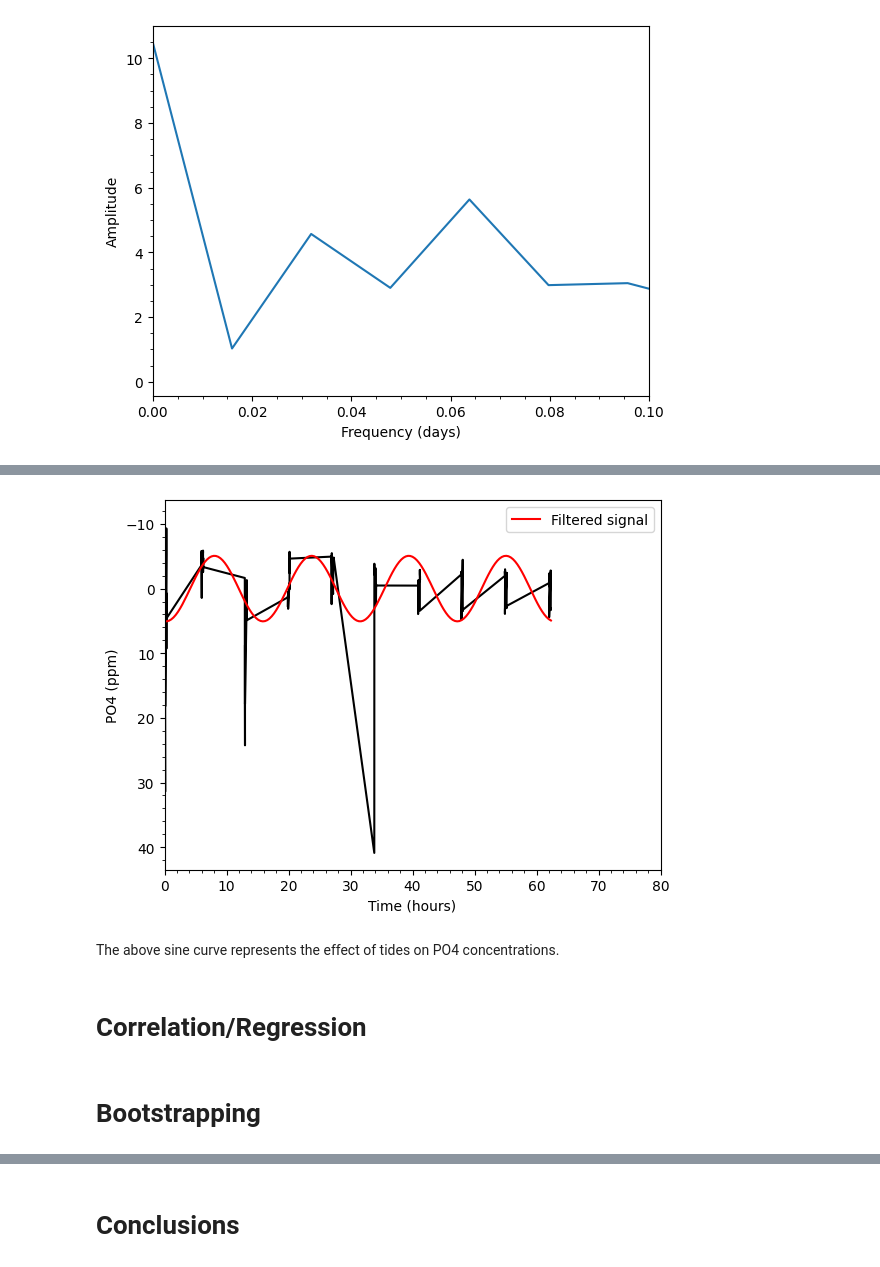
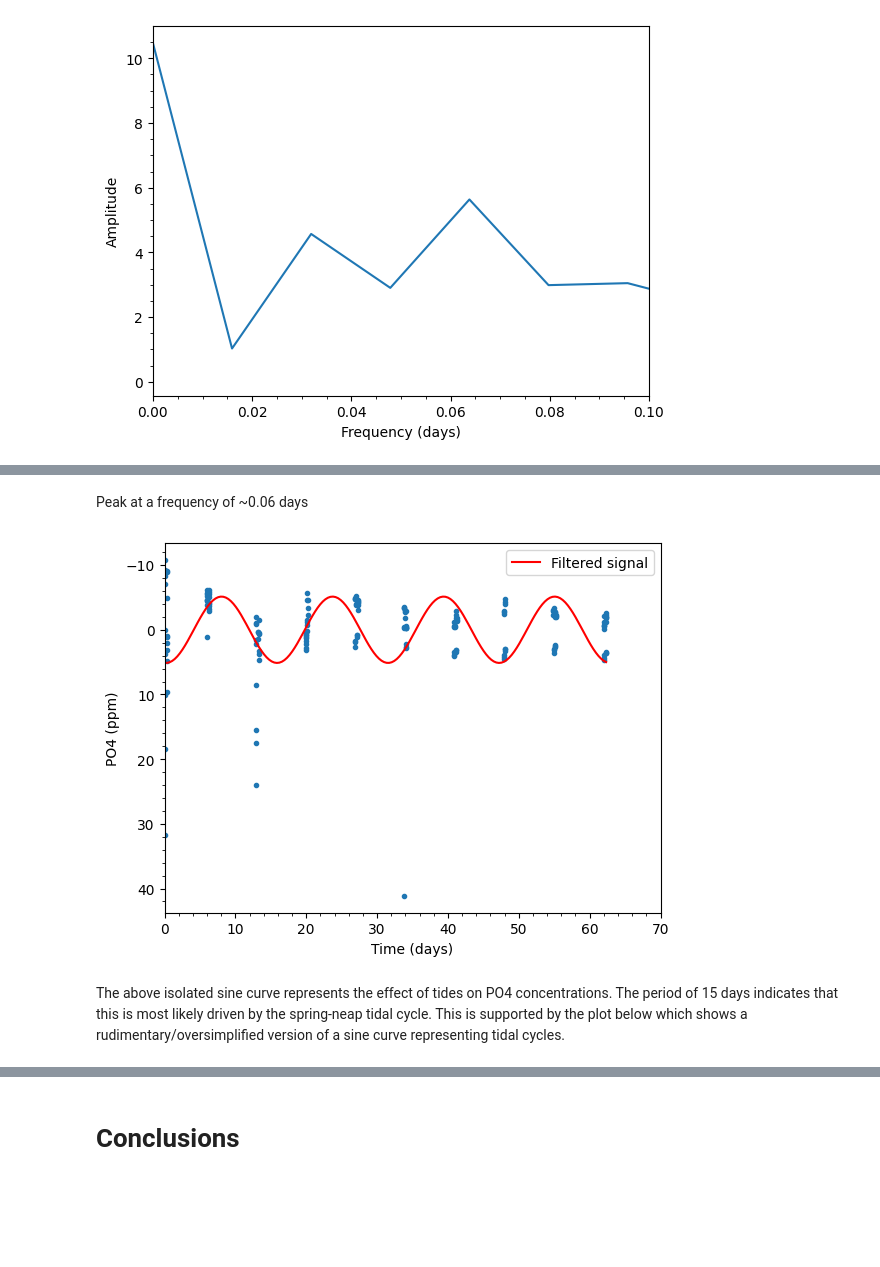
Before and after one commit to georginadd/EMSC2010_major_project, a Jupyter notebook: EMSC2010_Major_Assignment_u7925896.ipynb, the cells around one changed output, grey strips where cells are left out. Saved outputs shown, nothing was run; the diff lists cells and outputs as text; code cells hidden in the pictures; blank space fills up the shorter version.

```diff
--- a/EMSC2010_Major_Assignment_u7925896.ipynb
+++ b/EMSC2010_Major_Assignment_u7925896.ipynb
@@ -236,12 +270,12 @@ plt.minorticks_on() #add minorticks
 [figure]
 # %%
 # detrend the data
-pp = np.polyfit(Time,Phosphate,4) #fit a trendline to the data
-plt.plot(Time,Phosphate,'k') #plot the original data
+pp = np.polyfit(Time,Phosphate,3) #fit a trendline to the data
+plt.plot(Time,Phosphate,'.') #plot the original data
 plt.plot(Time,np.polyval(pp,Time),'r') #plot the trendline
 plt.xlabel('Time (hours)') #label the x-axis
 plt.ylabel(r'PO4 (ppm)') #label the y-axis
-plt.gca().invert_yaxis() #invert the y-axis
+#plt.gca().invert_yaxis() #invert the y-axis
 plt.xlim([0,70]) #limit the x-axis
 plt.minorticks_on() #add minorticks
 # %% [output]
@@ -262,18 +295,17 @@ plt.gca().axvline(x=0.016,color='r')
+# %% [markdown]
+Peak at a frequency of ~0.06 days
 # %%
-plt.plot(Time,detrend,'k') #plot the detrended data
+plt.plot(Time,detrend,'.') #plot the detrended data
 x, y = bandpass_filter(Time,detrend,[0.06,0.065]) #obtain the filtered signal
 plt.plot(x,y,'r', label = 'Filtered signal') #plot the filtered signal
-plt.xlabel('Time (hours)') #label the x-axis
+plt.xlabel('Time (days)') #label the x-axis
 plt.ylabel(r'PO4 (ppm)') #label the y-axis
 plt.legend()
 plt.gca().invert_yaxis() #invert the y-axis
-plt.xlim([0,80]) #limit the x-axis
+plt.xlim([0,70]) #limit the x-axis
 plt.minorticks_on() #add minorticks
 # %% [output]
-[figure, old version]
+[figure, new version]
-# %% [markdown]
-The above sine curve represents the effect of tides on PO4 concentrations.
-# %% [markdown]
-# Correlation/Regression
-# %% [markdown]
-# Bootstrapping
+# %% [markdown]
+The above isolated sine curve represents the effect of tides on PO4 concentrations. The period of 15 days indicates that this is most likely driven by the spring-neap tidal cycle.
+This is supported by the plot below which shows a rudimentary/oversimplified version of a sine curve representing tidal cycles.
```
Also changed, not shown: parts of 25 cells of this notebook.
